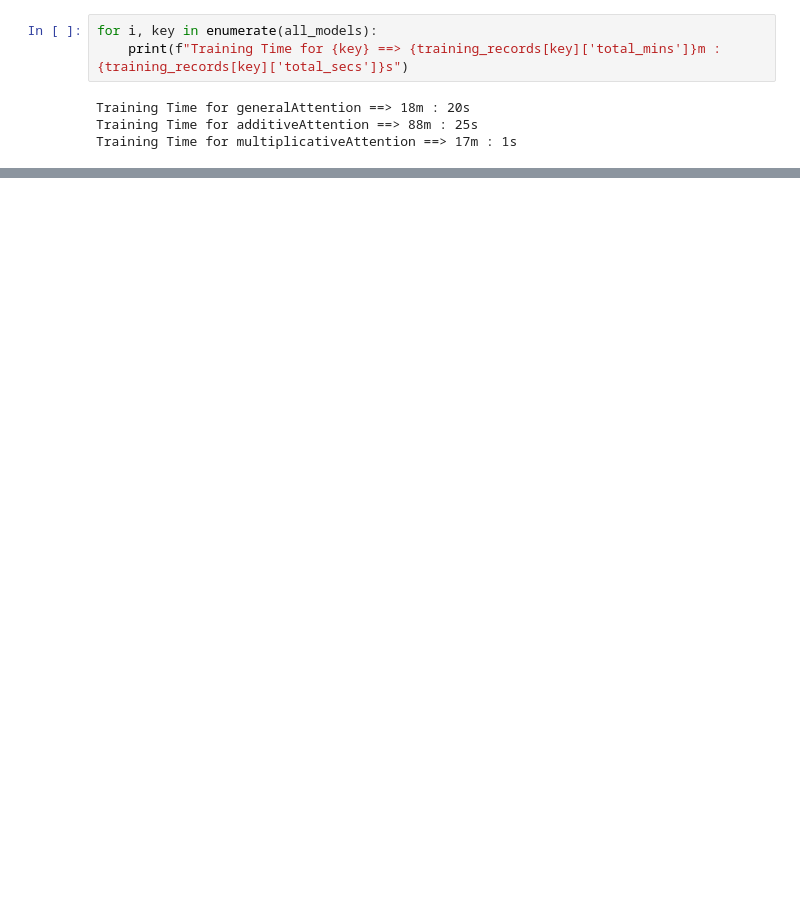
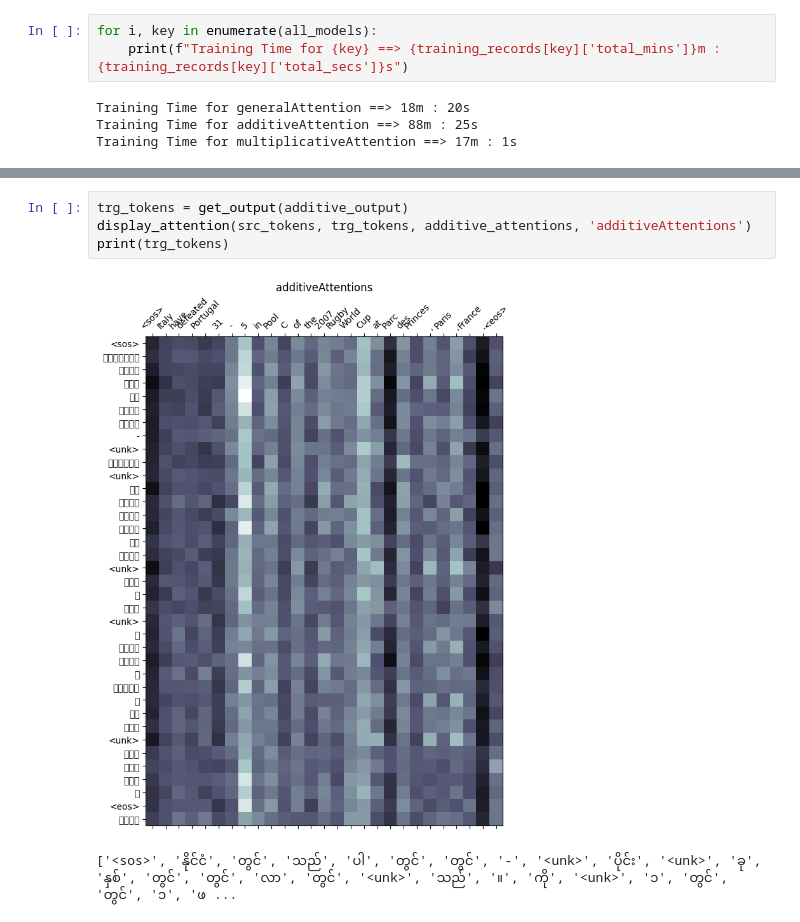
Before and after one commit to Kyi1914/NLP, a Jupyter notebook: Code/Assignment/A3 - Neural Machine Translation (MM-ENG)/A3_NML_MM-ENG(Transformer).ipynb, the cells around one changed output, grey strips where cells are left out. Drawn from its saved outputs; the diff is of its cells as text; blank space fills up the shorter version.

```diff
--- a/Code/Assignment/A3 - Neural Machine Translation (MM-ENG)/A3_NML_MM-ENG(Transformer).ipynb
+++ b/Code/Assignment/A3 - Neural Machine Translation (MM-ENG)/A3_NML_MM-ENG(Transformer).ipynb
@@ -1434,0 +1436,7 @@ Training Time for multiplicativeAttention ==> 17m : 1s
+# %%
+trg_tokens = get_output(additive_output)
+display_attention(src_tokens, trg_tokens, additive_attentions, 'additiveAttentions')
+print(trg_tokens)
+# %% [output]
+[figure, added]
+['<sos>', 'နိုင်ငံ', 'တွင်', 'သည်', 'ပါ', 'တွင်', 'တွင်', '-', '<unk>', 'ပိုင်း', '<unk>', 'ခု', 'နှစ်', 'တွင်', 'တွင်', 'လာ', 'တွင်', '<unk>', 'သည်', '။', 'ကို', '<unk>', '၁', 'တွင်', 'တွင်', '၁', 'ဖ ...
```
Also changed, not shown: parts of 32 cells of this notebook, 12 other files.
